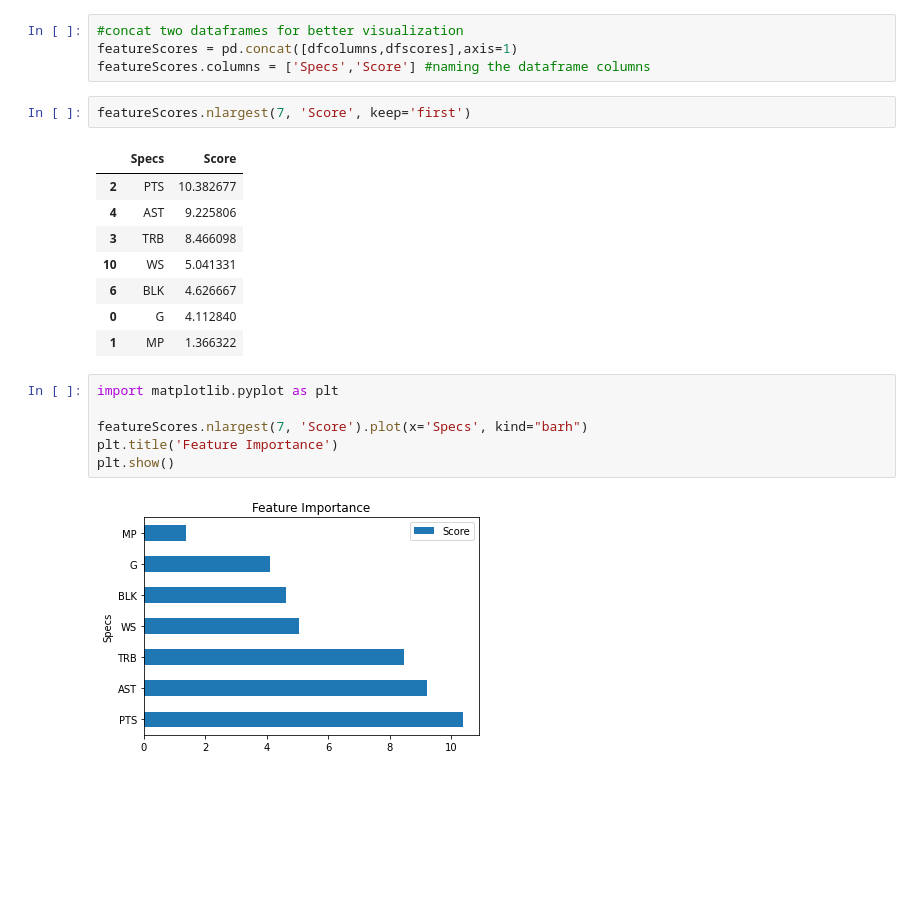
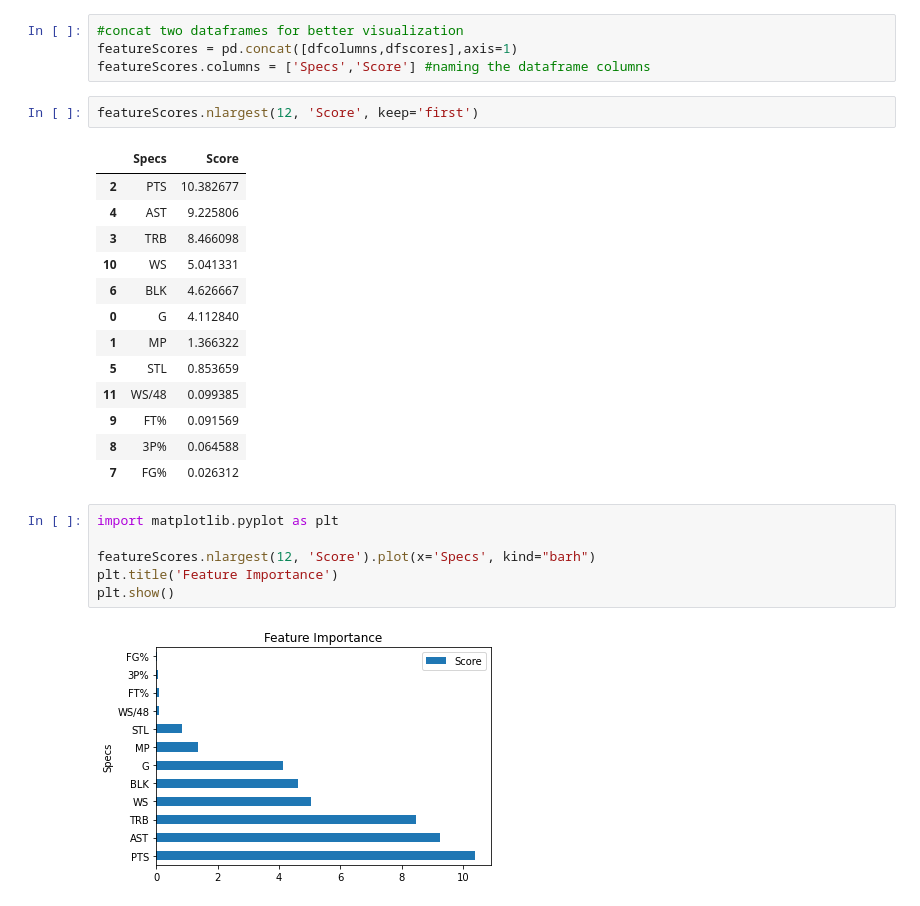
Before and after one commit to zzhu76/NBA-MVP-Prediction, a Jupyter notebook: MVP_Feature_Selection_.ipynb, the cells around one changed output. Saved outputs shown, nothing was run; the diff lists cells and outputs as text; blank space fills up the shorter version.

```diff
--- a/MVP_Feature_Selection_.ipynb
+++ b/MVP_Feature_Selection_.ipynb
@@ -81,7 +81,7 @@ dfcolumns = pd.DataFrame(X.columns)
 featureScores = pd.concat([dfcolumns,dfscores],axis=1)
 featureScores.columns = ['Specs','Score'] #naming the dataframe columns
 # %%
-featureScores.nlargest(7, 'Score', keep='first')
+featureScores.nlargest(12, 'Score', keep='first')
 # %% [output]
 |  | Specs | Score |
 | 2 | PTS | 10.382677 |
@@ -91,11 +91,16 @@ featureScores.nlargest(7, 'Score', keep='first')
 | 6 | BLK | 4.626667 |
 | 0 | G | 4.112840 |
 | 1 | MP | 1.366322 |
+| 5 | STL | 0.853659 |
+| 11 | WS/48 | 0.099385 |
+| 9 | FT% | 0.091569 |
+| 8 | 3P% | 0.064588 |
+| 7 | FG% | 0.026312 |
 # %%
 import matplotlib.pyplot as plt
 
-featureScores.nlargest(7, 'Score').plot(x='Specs', kind="barh")
+featureScores.nlargest(12, 'Score').plot(x='Specs', kind="barh")
 plt.title('Feature Importance')
 plt.show()
 # %% [output]
-[figure, old version]
+[figure, new version]
```
